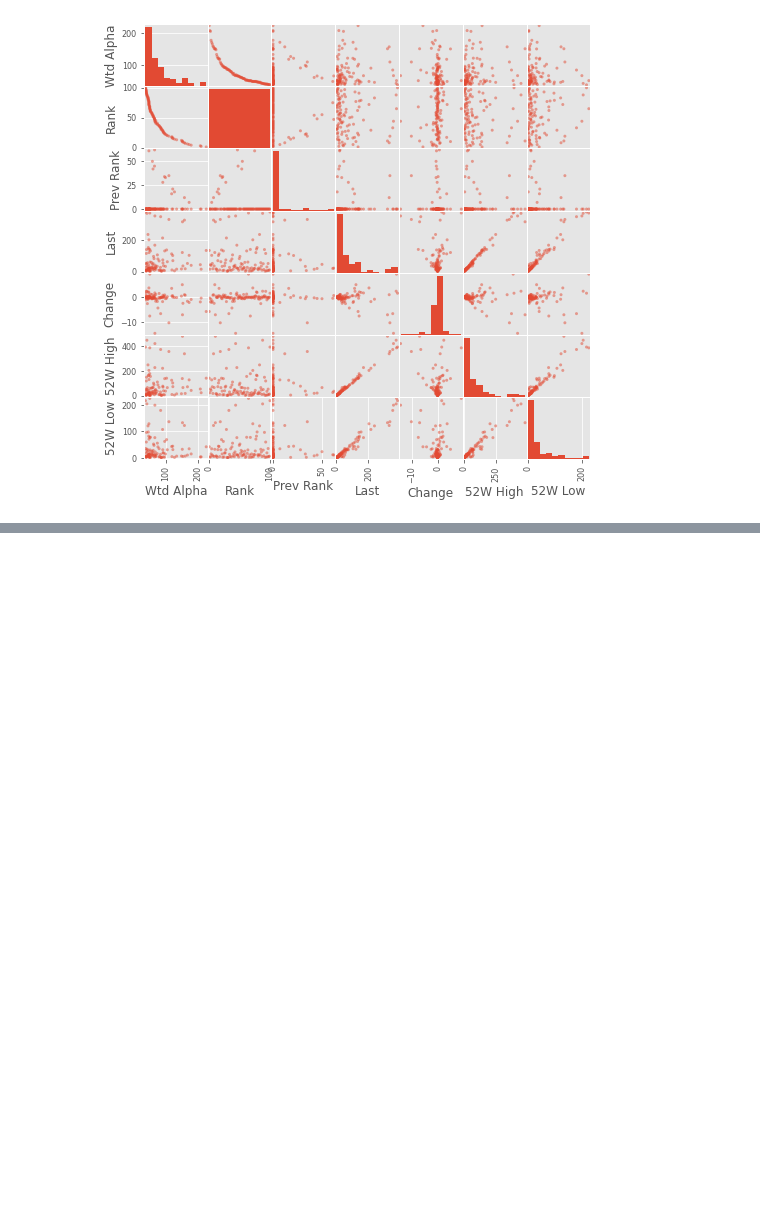
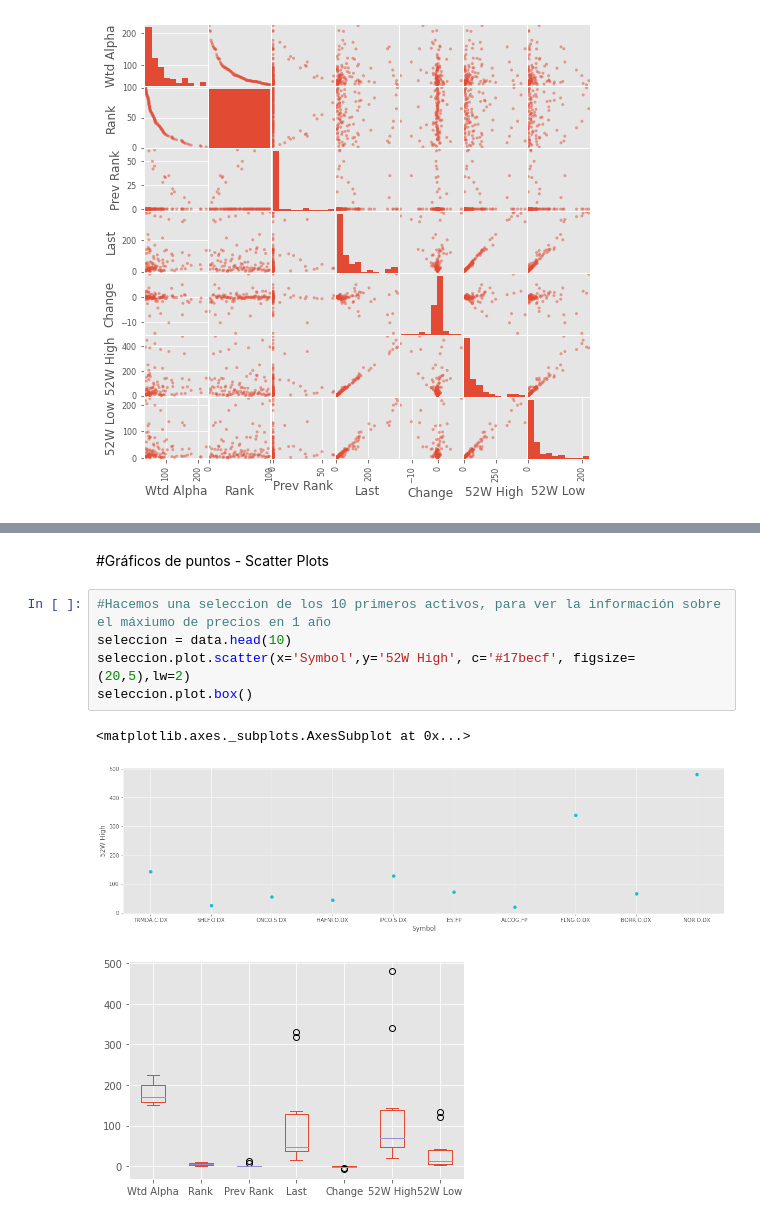
Before and after one commit to jmmartinnu2/Pandas-finanzas, a Jupyter notebook: data_finanzas.ipynb, the cells around one changed output, grey strips where cells are left out. Drawn from its saved outputs; the diff is of its cells as text; blank space fills up the shorter version.

```diff
--- a/data_finanzas.ipynb
+++ b/data_finanzas.ipynb
@@ -436,0 +446,11 @@ pd.plotting.scatter_matrix(data, figsize=(8, 8));
+# %% [markdown]
+#Gráficos de puntos - Scatter Plots
+# %%
+#Hacemos una seleccion de los 10 primeros activos, para ver la información sobre el máxiumo de precios en 1 año
+seleccion = data.head(10)
+seleccion.plot.scatter(x='Symbol',y='52W High', c='#17becf', figsize=(20,5),lw=2)
+seleccion.plot.box()
+# %% [output]
+<matplotlib.axes._subplots.AxesSubplot at 0x...>
+[figure, added]
+[figure, added]
```
Also changed, not shown: parts of 8 cells of this notebook.
